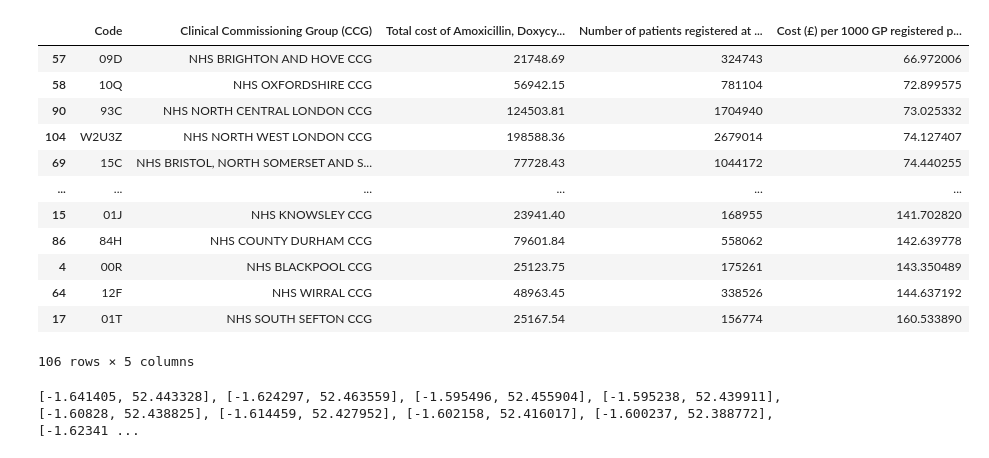
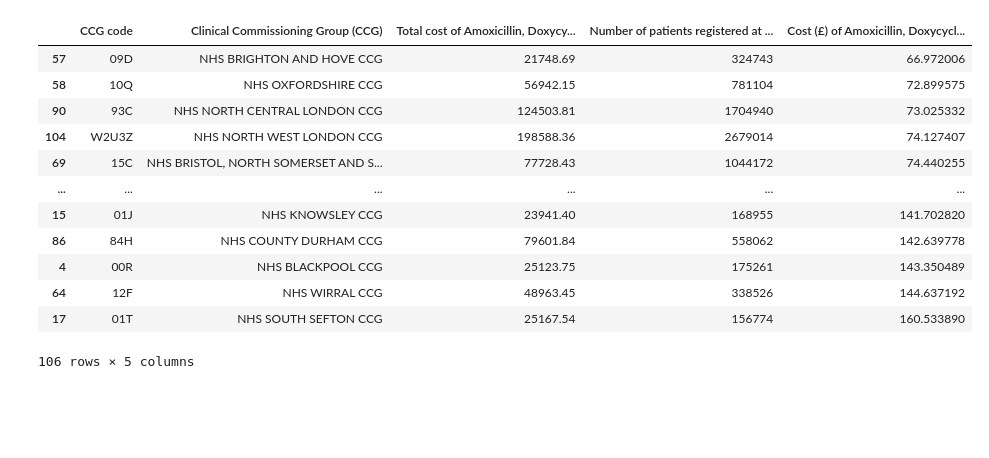
Before and after one commit to mattia-ficarelli/antibiotic_cost, a Jupyter notebook: dev.ipynb, the cells around one changed output. Cells and saved outputs as stored; diff of their text form; code cells hidden in the pictures; blank space fills up the shorter version.

```diff
--- a/dev.ipynb
+++ b/dev.ipynb
@@ -154,18 +83,17 @@ current_year_str = str(current_year)
 # %%
 all_antibiotics["Date"] = pd.to_datetime(all_antibiotics["Date"]).apply(lambda x: x.strftime("%Y"))
 all_antibiotics_current_year = all_antibiotics.loc[all_antibiotics['Date'] == current_year_str]
 df1 = all_antibiotics_current_year.groupby(["CCG code", "Clinical Commissioning Group (CCG)"]).sum()
 df2 = df1.drop(columns=['Amoxicillin', 'Doxycycline Hyclate', 'Cefalexin'])
 df3 = df2.reset_index()
 df4 = df3.join(CCG_pop, rsuffix='CCG code')
 df5 = df4.drop(columns=['CCG codeCCG code'])
-df5["Cost (£) per 1000 GP registered patients"] = df5["Total cost of Amoxicillin, Doxycycline Hyclate, Cefalexin (£)"]/(df5["Number of patients registered at GP practices"]/1000)
+df5["Cost (£) of Amoxicillin, Doxycycline Hyclate, and Cefalexin per 1000 GP registered patients"] = df5["Total cost of Amoxicillin, Doxycycline Hyclate, Cefalexin (£)"]/(df5["Number of patients registered at GP practices"]/1000)
 df5.round(2)
-df6 = df5.sort_values(by= "Cost (£) per 1000 GP registered patients" , ascending=True)
-df6 = df6.rename(columns = {'CCG code': 'Code'})
+df6 = df5.sort_values(by= "Cost (£) of Amoxicillin, Doxycycline Hyclate, and Cefalexin per 1000 GP registered patients" , ascending=True)
 df6
 # %% [output]
-|  | Code | Clinical Commissioning Group (CCG) | Total cost of Amoxicillin, Doxycy... | Number of patients registered at ... | Cost (£) per 1000 GP registered p... |
+|  | CCG code | Clinical Commissioning Group (CCG) | Total cost of Amoxicillin, Doxycy... | Number of patients registered at ... | Cost (£) of Amoxicillin, Doxycycl... |
 | 57 | 09D | NHS BRIGHTON AND HOVE CCG | 21748.69 | 324743 | 66.972006 |
 | 58 | 10Q | NHS OXFORDSHIRE CCG | 56942.15 | 781104 | 72.899575 |
 | 90 | 93C | NHS NORTH CENTRAL LONDON CCG | 124503.81 | 1704940 | 73.025332 |
@@ -198,7 +108,0 @@ fig_2.show()
-# %%
-url_ccg_geojson = "https://openprescribing.net/api/1.0/org_location/?org_type=ccg"
-response_ccg_geojson = urllib.request.urlopen(url_ccg_geojson)
-data_ccg_geojson = geojson.loads(response_ccg_geojson.read())
-data_ccg_geojson
-# %% [output]
-[-1.641405, 52.443328], [-1.624297, 52.463559], [-1.595496, 52.455904], [-1.595238, 52.439911], [-1.60828, 52.438825], [-1.614459, 52.427952], [-1.602158, 52.416017], [-1.600237, 52.388772], [-1.62341 ...
```
Also changed, not shown: parts of 10 cells of this notebook, 4 other files.
